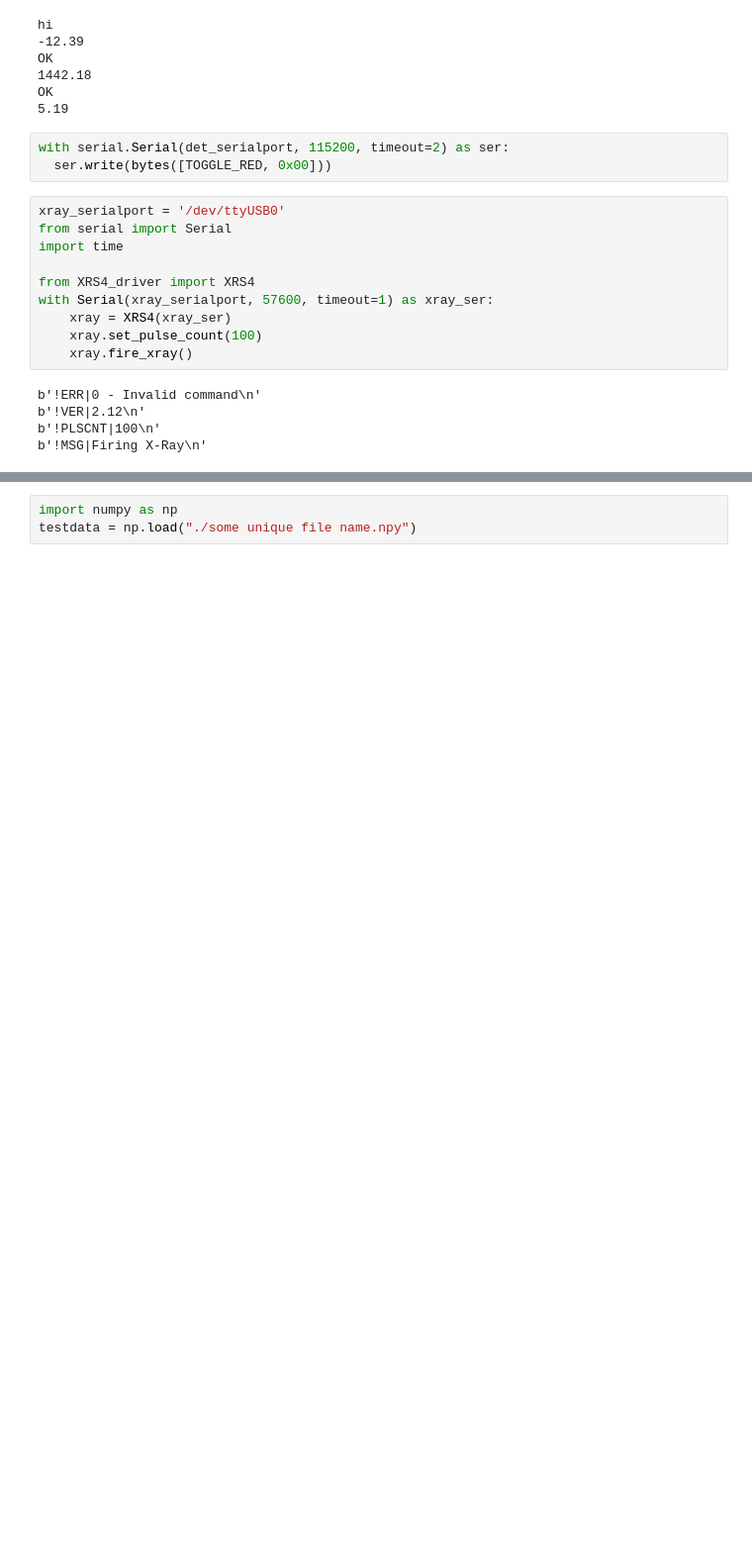
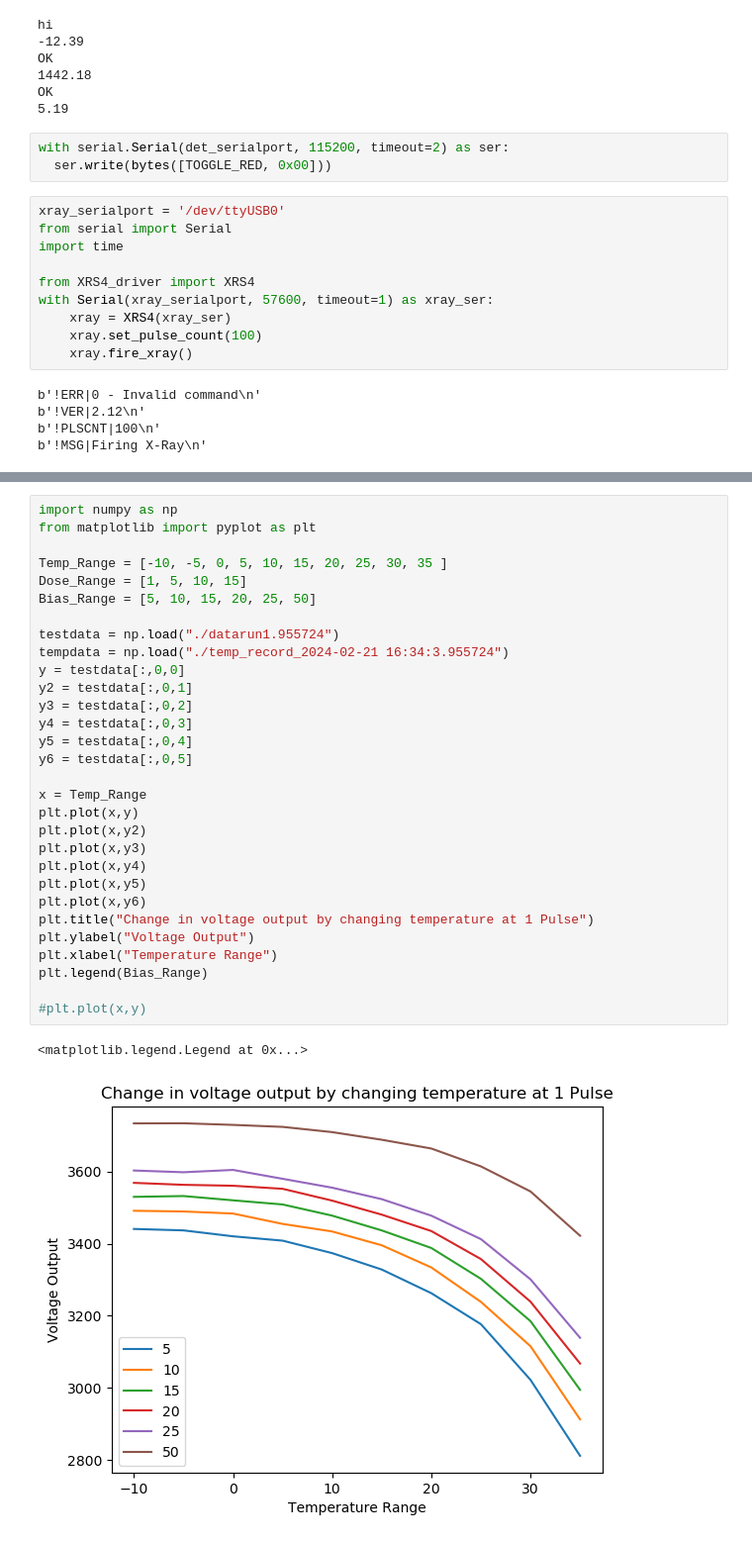
Before and after one commit to davidfobar/SCRAM, a Jupyter notebook: detExp.ipynb, the cells around one changed output, grey strips where cells are left out. Shown: that part at 99% size. Cells and saved outputs as stored; diff of their text form; blank space fills up the shorter version.

Commit message:
added plotting method to detExp

```diff
--- a/detExp.ipynb
+++ b/detExp.ipynb
@@ -188,6 +205,36 @@ b'!MSG|Firing X-Ray\n'
 set temp 10
 temp is between 5 and 20
 KeyboardInterrupt:
-# %%
-import numpy as np
-testdata = np.load("./some unique file name.npy")
+# %%
+import numpy as np
+from matplotlib import pyplot as plt
+
+Temp_Range = [-10, -5, 0, 5, 10, 15, 20, 25, 30, 35 ]
+Dose_Range = [1, 5, 10, 15]
+Bias_Range = [5, 10, 15, 20, 25, 50]
+
+testdata = np.load("./datarun1.955724")
+tempdata = np.load("./temp_record_2024-02-21 16:34:3.955724")
+y = testdata[:,0,0]
+y2 = testdata[:,0,1]
+y3 = testdata[:,0,2]
+y4 = testdata[:,0,3]
+y5 = testdata[:,0,4]
+y6 = testdata[:,0,5]
+
+x = Temp_Range
+plt.plot(x,y)
+plt.plot(x,y2)
+plt.plot(x,y3)
+plt.plot(x,y4)
+plt.plot(x,y5)
+plt.plot(x,y6)
+plt.title("Change in voltage output by changing temperature at 1 Pulse")
+plt.ylabel("Voltage Output")
+plt.xlabel("Temperature Range")
+plt.legend(Bias_Range)
+
+#plt.plot(x,y)
+# %% [output]
+<matplotlib.legend.Legend at 0x...>
+[figure, added]
```
Also changed, not shown: parts of 1 cell of this notebook, 3 other files.
